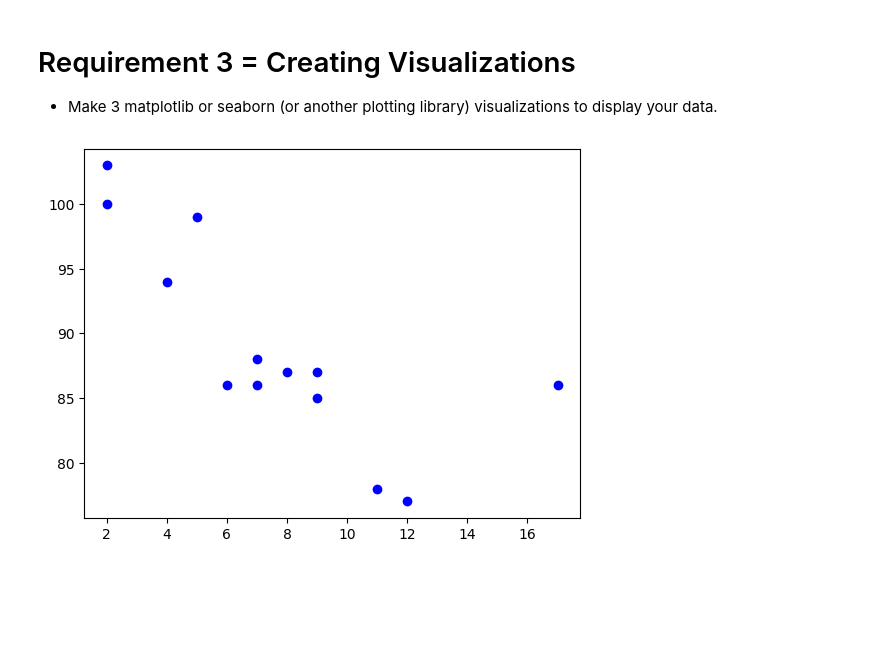
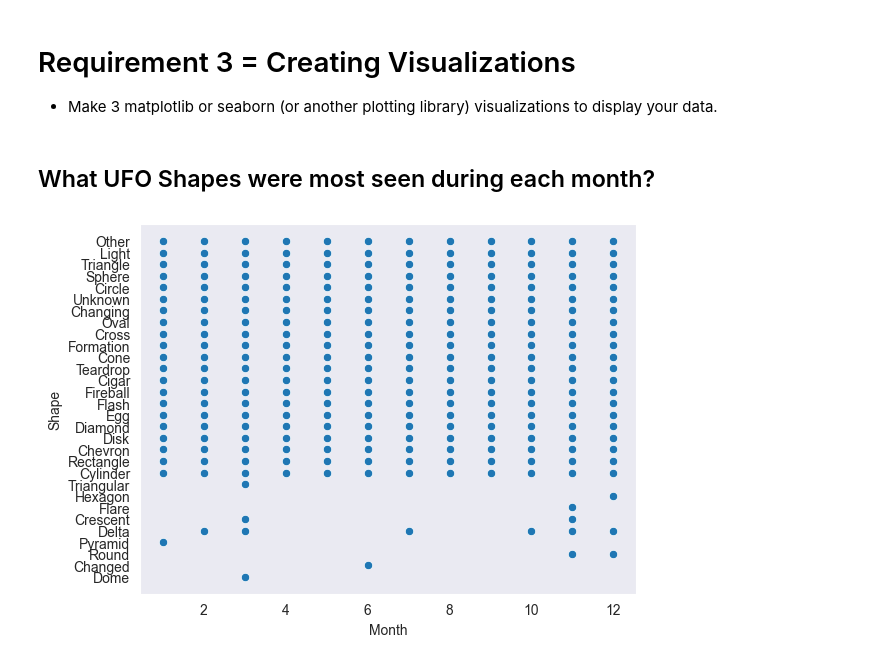
Before and after one commit to joannathom/UFO-Sightings, a Jupyter notebook: finalproject.ipynb, the cells around one changed output. Drawn from its saved outputs; the diff is of its cells as text; code cells hidden in the pictures; blank space fills up the shorter version.

```diff
--- a/finalproject.ipynb
+++ b/finalproject.ipynb
@@ -264,20 +264,3 @@ Merged.describe()
 # %% [markdown]
 # Requirement 3 = Creating Visualizations
   * Make 3 matplotlib or seaborn (or another plotting library) visualizations to display your data.
-# %%
-import matplotlib.pyplot as plt
-import seaborn as sns
-
-
-x =[5, 7, 8, 7, 2, 17, 2, 9,
-4, 11, 12, 9, 6]
-
-y =[99, 86, 87, 88, 100, 86,
-103, 87, 94, 78, 77, 85, 86]
-
-plt.scatter(x, y, c ="blue")
-
-# To show the plot
-plt.show()
-# %% [output]
-[figure, removed]
@@ -283,0 +270,8 @@ plt.show()
+# %%
+sns.set_style('dark')
+# %% [markdown]
+## What UFO Shapes were most seen during each month?
+# %%
+sns.scatterplot (x ='Month', y='Shape', data=Merged);
+# %% [output]
+[figure, added]
```
Also changed, not shown: parts of 1 cell of this notebook.
